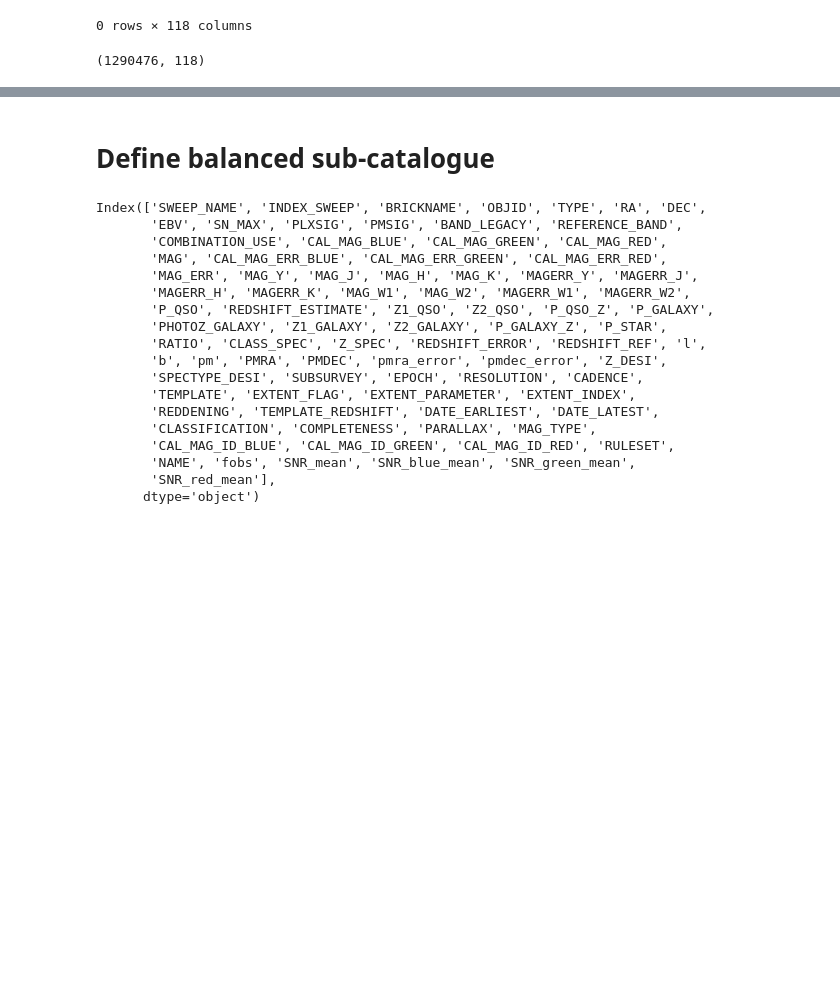
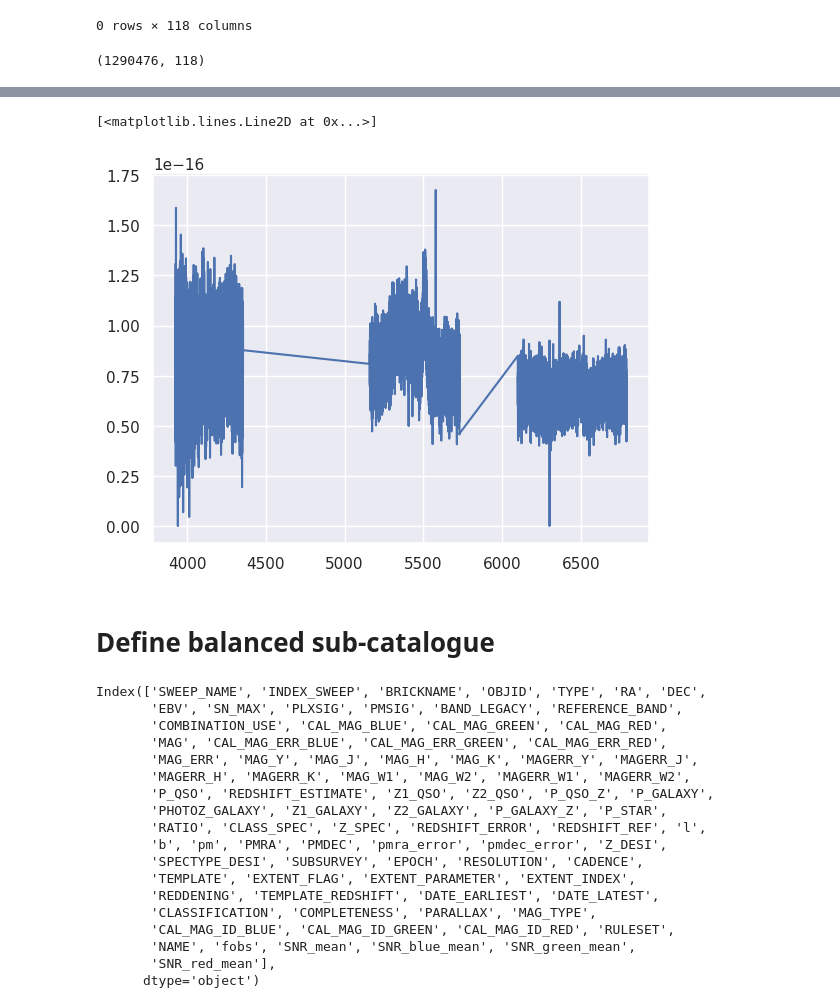
Before and after one commit to NicoGalvarino/simpaqs, a Jupyter notebook: prep_cat_for_SIMPAQS.ipynb, the cells around one changed output, grey strips where cells are left out. Drawn from its saved outputs; the diff is of its cells as text; code cells hidden in the pictures; blank space fills up the shorter version.

```diff
--- a/prep_cat_for_SIMPAQS.ipynb
+++ b/prep_cat_for_SIMPAQS.ipynb
@@ -182,0 +207,2 @@ save_to_fits(cat_with_qselfie, '/data2/home2/nguerrav/Catalogues/cat_april15/ByC
+# %%
+spec = Table.read('/data2/home2/nguerrav/QSO_simpaqs/golden_sample_expanded/QSOs_L1_output_with_fobs_sim682/QSO_sim_z0.1_MgIIBlueWide_345.3914m65.0009.fits_ETC_LJ1.fits')
@@ -183,3 +217,8 @@ save_to_fits(cat_with_qselfie, '/data2/home2/nguerrav/Catalogues/cat_april15/ByC
+# %%
+plt.plot(spec['WAVE'][0], spec['FLUX'][0])
+# %% [output]
+[<matplotlib.lines.Line2D at 0x...>]
+[figure, added]
 # %% [markdown]
 # Define balanced sub-catalogue
 # %%
```
Also changed, not shown: parts of 4 cells of this notebook, 5 other files.
